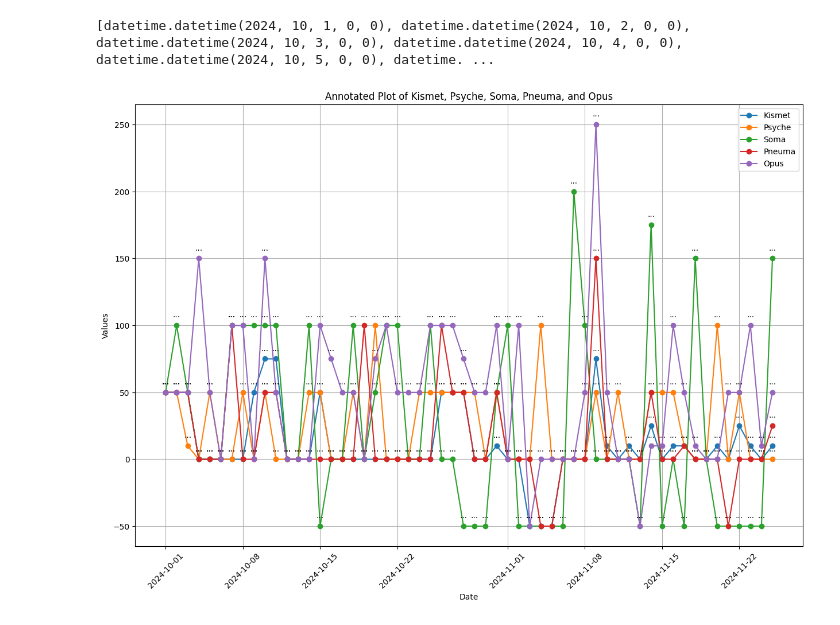
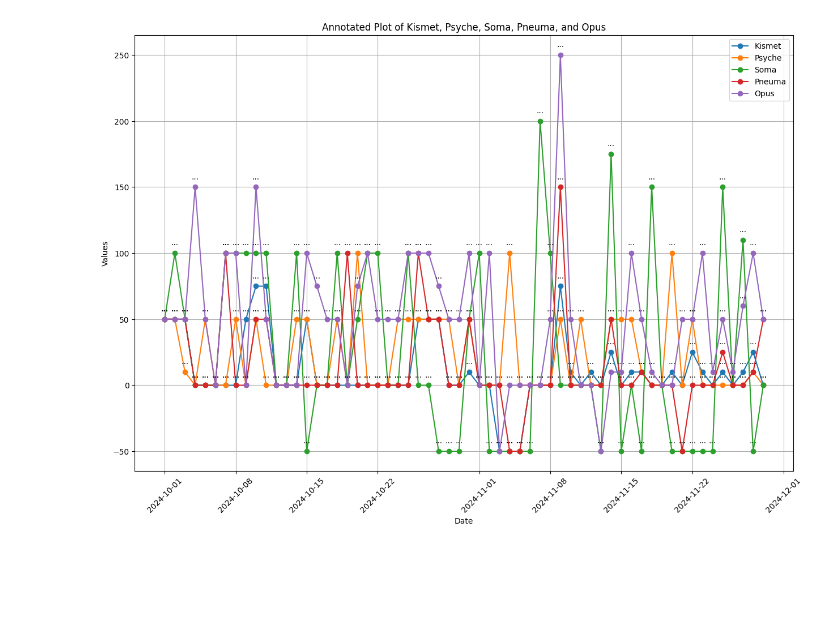
Before and after one commit to ursa-mikail/python_activity_monitoring, a Jupyter notebook: 100_Day_Game_Monitoring.ipynb, the cells around one changed output. Cells and saved outputs as stored; diff of their text form; code cells hidden in the pictures; blank space fills up the shorter version.

```diff
--- a/100_Day_Game_Monitoring.ipynb
+++ b/100_Day_Game_Monitoring.ipynb
@@ -9,21 +9,21 @@ dates_start = datetime(2024, 10, 1)
 dates = [dates_start + timedelta(days=i) for i in range(60)]  # Adjust to the actual number of days in your data
 
 Kismet = [50, 50, 50, 0, 0, 0, 0, 0, 50, 75, 75, 0, 0, 0, 50, 0, 0, 0, 0, 0, 0, 0, 0, 0, 0, 50, 50, 50, 0, 0, 10, 0, 0, -50, -50, -50, 0, 0, 0, 75, 10, 0, 10, 0, 25, 0, 10, 10, 0, 0,
-10, 0, 25, 10, 0, 10, np.nan, np.nan, np.nan, np.nan] # np.nan for yet to be defined
+10, 0, 25, 10, 0, 10, 0, 10, 25, 0] # np.nan for yet to be defined
 
 Psyche = [50, 50, 10, 0, 50, 0, 0, 50, 0, 50, 0, 0, 0, 50, 50, 0, 0, 50, 0, 100, 0, 0, 0, 50, 50, 50, 50, 50, 50, 0, 50, 0, 0, 0, 100, 0, 0, 0, 0, 50, 0, 50, 0, 0, 50, 50, 50, 10, 0, 0,
-100, 0, 50, 0, 0, 0, np.nan, np.nan, np.nan, np.nan]
+100, 0, 50, 0, 0, 0, 0, 0, 10, 0]
 
 Soma = [50, 100, 50, 0, 0, 0, 100, 100, 100, 100, 100, 0, 0, 100, -50, 0, 0, 100, 0, 50, 100, 100, 0, 0, 100, 0, 0, -50, -50, -50, 50, 100, -50, -50, -50, -50, -50, 200, 100, 0, 0, 0, 0, -50, 175, -50, 0, -50, 150, 0,
--50, -50, -50, -50, -50, 150, np.nan, np.nan, np.nan, np.nan]
+-50, -50, -50, -50, -50, 150,  0, 110, -50, 0]
 
 Pneuma = [50, 50, 50, 0, 0, 0, 100, 0, 0, 50, 50, 0, 0, 0, 0, 0, 0, 0, 100, 0, 0, 0, 0, 0, 0, 100, 50, 50, 0, 0, 50, 0, 0, 0, -50, -50, 0, 0, 0, 150, 0, 0, 0, 0, 50, 0, 0, 10, 0, 0,
-0, -50, 0, 0, 0, 25, np.nan, np.nan, np.nan, np.nan]
+0, -50, 0, 0, 0, 25, 0, 0, 10, 50]
 
 Opus = [50, 50, 50, 150, 50, 0, 100, 100, 0, 150, 50, 0, 0, 0, 100, 75, 50, 50, 0, 75, 100, 50, 50, 50, 100, 100, 100, 75, 50, 50, 100, 0, 100, -50, 0, 0, 0, 0, 50, 250, 50, 0, 0, -50, 10, 10,
-        100, 50, 10, 0, 0, 50, 50, 100, 10, 50, np.nan, np.nan, np.nan, np.nan]
+        100, 50, 10, 0, 0, 50, 50, 100, 10, 50, 10, 60, 100, 50]
 
-notes = ['...', '...', '...', '...', '...', '...', '...', '...', '...', '...', '...', '...', '...', '...', '...', '...', '...', '...', '...', '...', '...', '...', '...', '...', '...', '...', '...', '...', '...', '...', '...', '...', '...', '...', '...', '...', '...', '...', '...', '...', '...', '...', '...', '...', '...', '...', '...', '...', '...', '...', '...', '...', '...', '...', '...', '...', '...', '...', '...', '...']
+notes = ['...'] * len(dates)
 """
 print(len(dates))
 print(len(Kismet))
@@ -71,35 +71,34 @@ fig, ax = plt.subplots(figsize=(15, 10))
 ax.plot(data['Date'], data['Kismet'], label='Kismet', marker='o')
 ax.plot(data['Date'], data['Psyche'], label='Psyche', marker='o')
 ax.plot(data['Date'], data['Soma'], label='Soma', marker='o')
 ax.plot(data['Date'], data['Pneuma'], label='Pneuma', marker='o')
 ax.plot(data['Date'], data['Opus'], label='Opus', marker='o')
 
 # Annotate with notes
 for i, row in data.iterrows():
     if not np.isnan(row['Kismet']):
         ax.annotate(row['Notes'], (row['Date'], row['Kismet']), textcoords="offset points", xytext=(0, 10), ha='center')
     if not np.isnan(row['Psyche']):
         ax.annotate(row['Notes'], (row['Date'], row['Psyche']), textcoords="offset points", xytext=(0, 10), ha='center')
     if not np.isnan(row['Soma']):
         ax.annotate(row['Notes'], (row['Date'], row['Soma']), textcoords="offset points", xytext=(0, 10), ha='center')
     if not np.isnan(row['Pneuma']):
         ax.annotate(row['Notes'], (row['Date'], row['Pneuma']), textcoords="offset points", xytext=(0, 10), ha='center')
     if not np.isnan(row['Opus']):
         ax.annotate(row['Notes'], (row['Date'], row['Opus']), textcoords="offset points", xytext=(0, 10), ha='center')
 
 # Formatting the plot
 ax.xaxis.set_major_formatter(plt.matplotlib.dates.DateFormatter('%Y-%m-%d'))
 plt.xticks(rotation=45)
 ax.legend()
 plt.xlabel('Date')
 plt.ylabel('Values')
 plt.title('Annotated Plot of Kismet, Psyche, Soma, Pneuma, and Opus')
 plt.grid(True)
 
 plt.show()
 # %% [output]
-[datetime.datetime(2024, 10, 1, 0, 0), datetime.datetime(2024, 10, 2, 0, 0), datetime.datetime(2024, 10, 3, 0, 0), datetime.datetime(2024, 10, 4, 0, 0), datetime.datetime(2024, 10, 5, 0, 0), datetime. ...
-[figure, old version]
+[figure, new version]
 # %%
 import matplotlib.pyplot as plt
 import numpy as np
```
Also changed, not shown: parts of 1 cell of this notebook.
